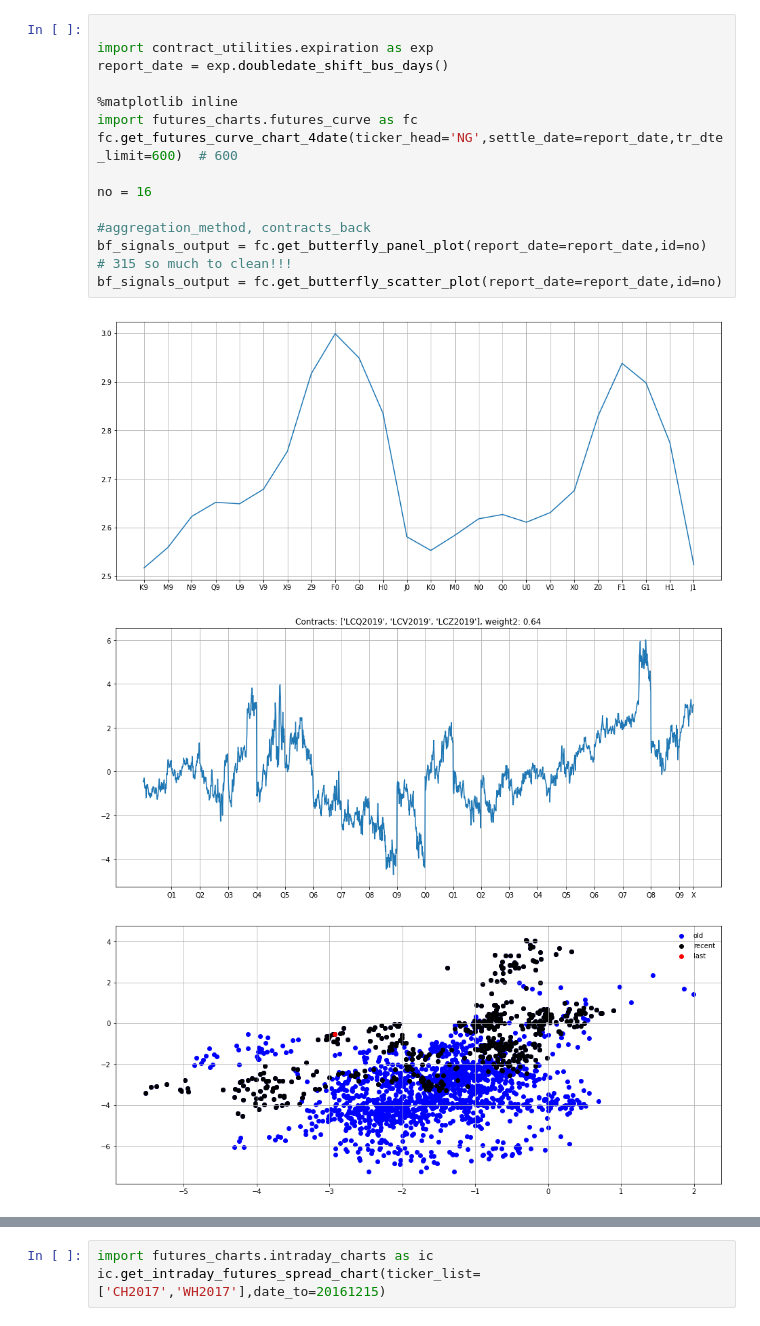
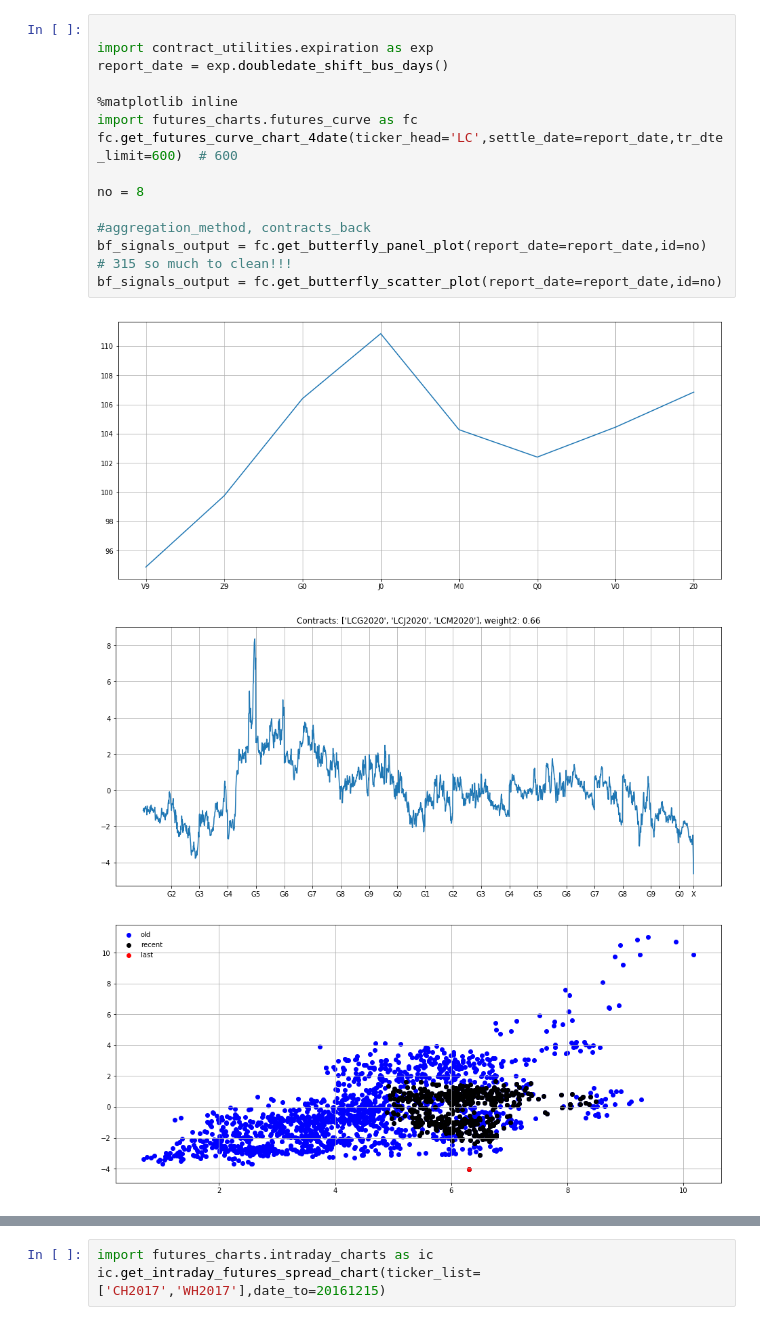
Before and after one commit to chitown2016/repo_barbarossa, a Jupyter notebook: PycharmProjects/ta/analysis.ipynb, the cells around one changed output, grey strips where cells are left out. Cells and saved outputs as stored; diff of their text form.

```diff
--- a/PycharmProjects/ta/analysis.ipynb
+++ b/PycharmProjects/ta/analysis.ipynb
@@ -1,20 +1,20 @@
 # %%
 
 import contract_utilities.expiration as exp
 report_date = exp.doubledate_shift_bus_days()
 
 %matplotlib inline
 import futures_charts.futures_curve as fc
-fc.get_futures_curve_chart_4date(ticker_head='NG',settle_date=report_date,tr_dte_limit=600)  # 600
+fc.get_futures_curve_chart_4date(ticker_head='LC',settle_date=report_date,tr_dte_limit=600)  # 600
 
-no = 16
+no = 8
 
 #aggregation_method, contracts_back
 bf_signals_output = fc.get_butterfly_panel_plot(report_date=report_date,id=no)   # 315 so much to clean!!!
 bf_signals_output = fc.get_butterfly_scatter_plot(report_date=report_date,id=no)
 # %% [output]
-[figure, old version]
+[figure, new version]
-[figure, old version]
+[figure, new version]
-[figure, old version]
+[figure, new version]
 # %%
 import opportunity_constructs.intraday_calculations as ic
```
Also changed, not shown: parts of 2 cells of this notebook, 25 other files.
